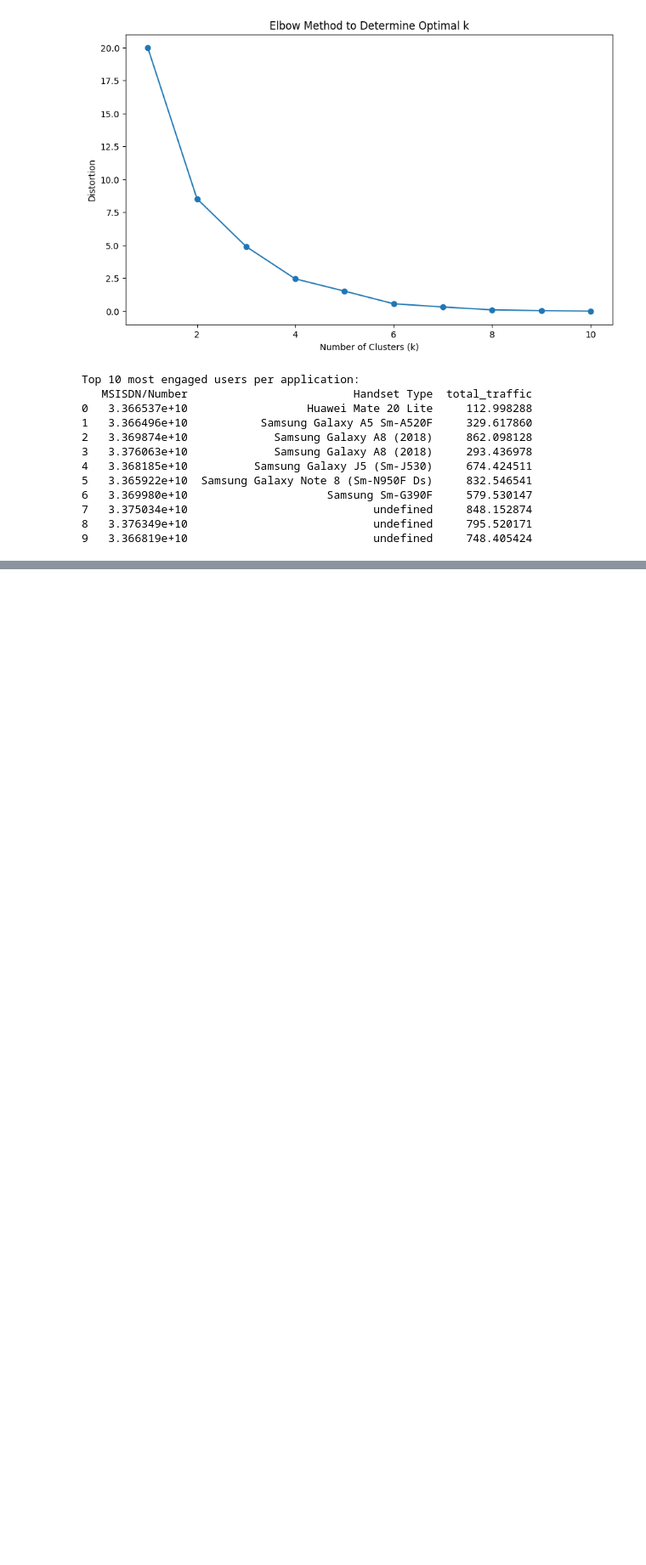
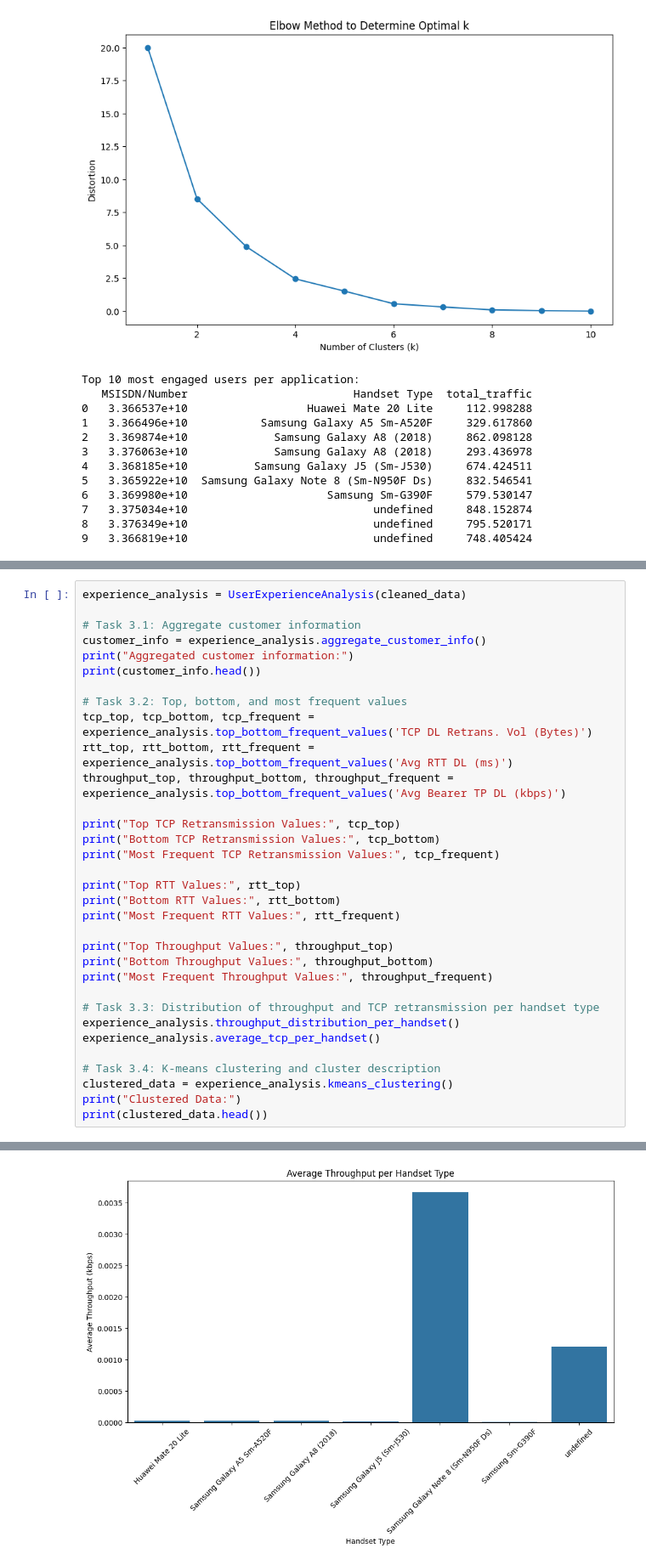
Before and after one commit to wubeabera123/Telecom-User-Analysis-Insights, a Jupyter notebook: notebooks/telecom_data_analysis.ipynb, the cells around one changed output, grey strips where cells are left out. Shown at 85% size. Cells and saved outputs as stored; diff of their text form; blank space fills up the shorter version.

```diff
--- a/notebooks/telecom_data_analysis.ipynb
+++ b/notebooks/telecom_data_analysis.ipynb
@@ -497,0 +501,34 @@ Top 10 most engaged users per application:
+# %%
+experience_analysis = UserExperienceAnalysis(cleaned_data)
+
+# Task 3.1: Aggregate customer information
+customer_info = experience_analysis.aggregate_customer_info()
+print("Aggregated customer information:")
+print(customer_info.head())
+
+# Task 3.2: Top, bottom, and most frequent values
+tcp_top, tcp_bottom, tcp_frequent = experience_analysis.top_bottom_frequent_values('TCP DL Retrans. Vol (Bytes)')
+rtt_top, rtt_bottom, rtt_frequent = experience_analysis.top_bottom_frequent_values('Avg RTT DL (ms)')
+throughput_top, throughput_bottom, throughput_frequent = experience_analysis.top_bottom_frequent_values('Avg Bearer TP DL (kbps)')
+
+print("Top TCP Retransmission Values:", tcp_top)
+print("Bottom TCP Retransmission Values:", tcp_bottom)
+print("Most Frequent TCP Retransmission Values:", tcp_frequent)
+
+print("Top RTT Values:", rtt_top)
+print("Bottom RTT Values:", rtt_bottom)
+print("Most Frequent RTT Values:", rtt_frequent)
+
+print("Top Throughput Values:", throughput_top)
+print("Bottom Throughput Values:", throughput_bottom)
+print("Most Frequent Throughput Values:", throughput_frequent)
+
+# Task 3.3: Distribution of throughput and TCP retransmission per handset type
+experience_analysis.throughput_distribution_per_handset()
+experience_analysis.average_tcp_per_handset()
+
+# Task 3.4: K-means clustering and cluster description
+clustered_data = experience_analysis.kmeans_clustering()
+print("Clustered Data:")
+print(clustered_data.head())
+# %% [output]
@@ -497,0 +570 @@ Top 10 most engaged users per application:
+[figure, added]
```
Also changed, not shown: parts of 4 cells of this notebook, 2 other files.
